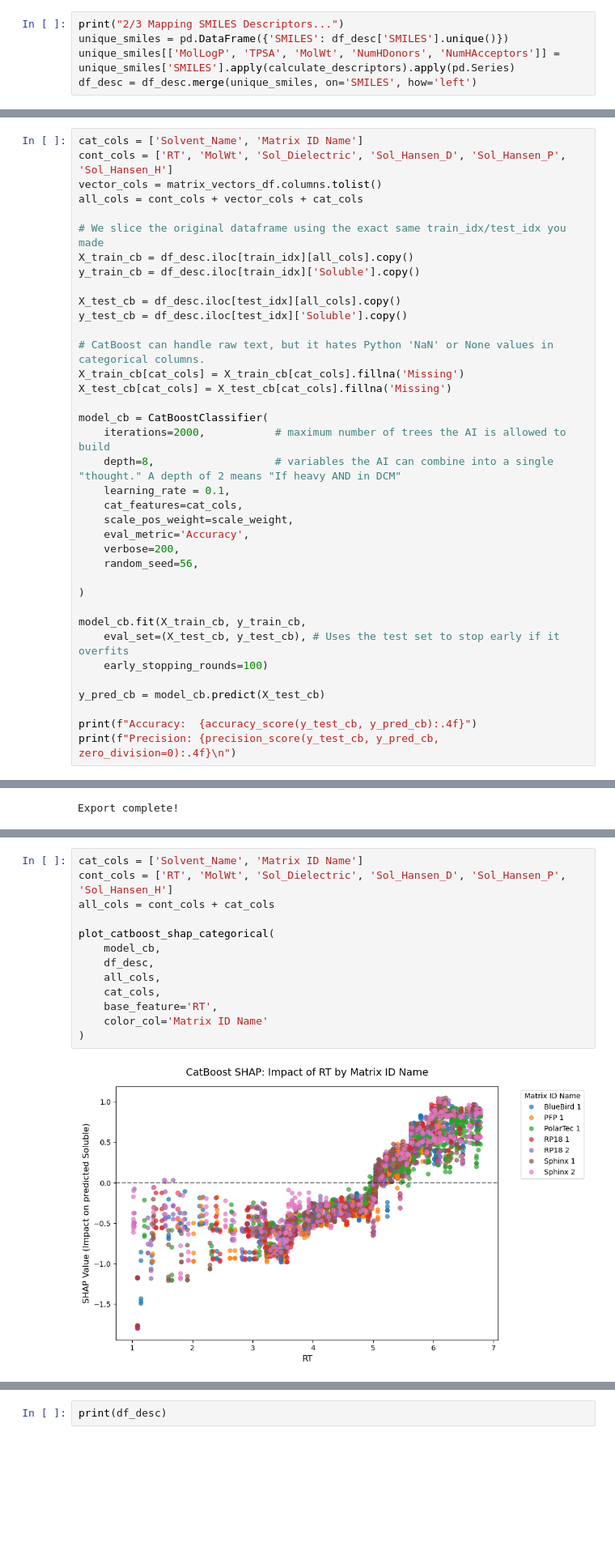
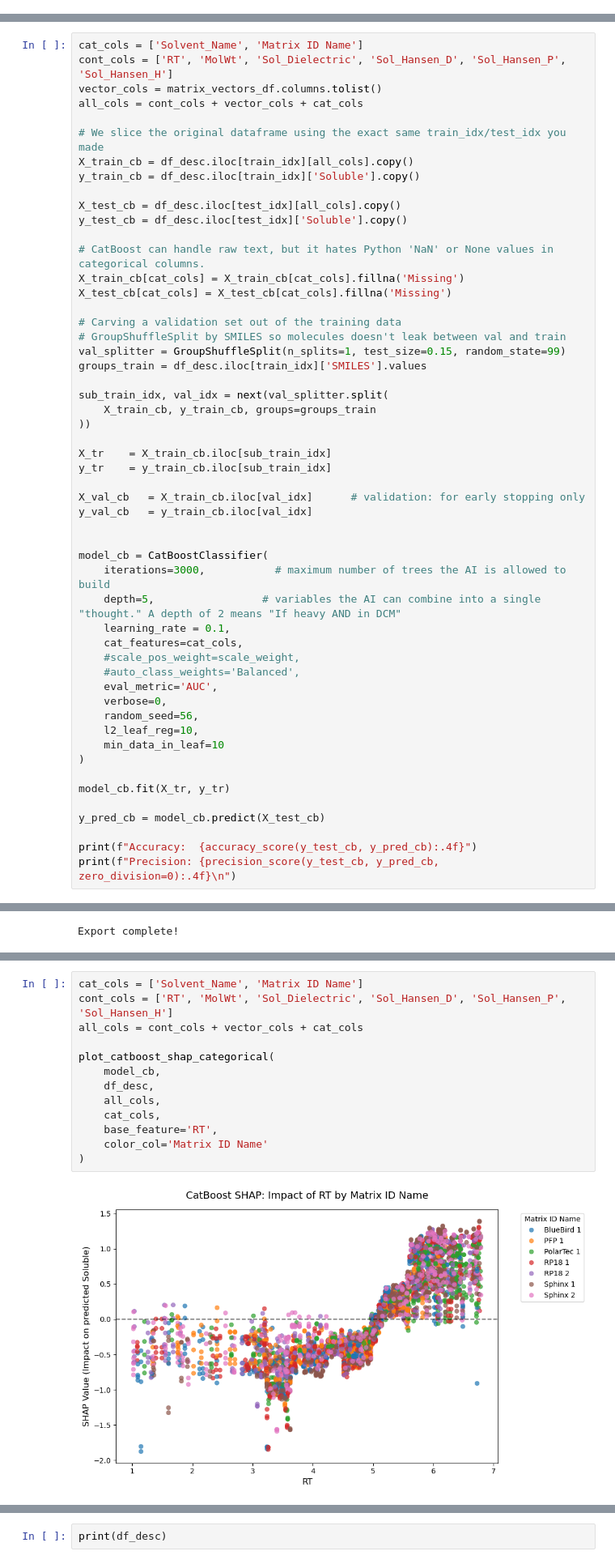
Before and after one commit to swisscatplus/solubility_prediction_nmr, a Jupyter notebook: src/dev/rt_prediction_continued.ipynb, the cells around one changed output, grey strips where cells are left out. Shown at 81% size. Cells and saved outputs as stored; diff of their text form; blank space fills up the shorter version.

Commit message:
catboost is performing better, but have to investigate further overfitting

```diff
--- a/src/dev/rt_prediction_continued.ipynb
+++ b/src/dev/rt_prediction_continued.ipynb
@@ -152,8 +152,3 @@ unique_solvents[['Sol_Dielectric', 'Sol_Hansen_D', 'Sol_Hansen_P', 'Sol_Hansen_H
 df_desc = df_desc.merge(unique_solvents, on='Solvent_Name', how='left')
 # %% [output]
 1/3 Mapping Solvent Physics...
-# %%
-print("2/3 Mapping SMILES Descriptors...")
-unique_smiles = pd.DataFrame({'SMILES': df_desc['SMILES'].unique()})
-unique_smiles[['MolLogP', 'TPSA', 'MolWt', 'NumHDonors', 'NumHAcceptors']] = unique_smiles['SMILES'].apply(calculate_descriptors).apply(pd.Series)
-df_desc = df_desc.merge(unique_smiles, on='SMILES', how='left')
@@ -861,21 +849,37 @@ y_test_cb = df_desc.iloc[test_idx]['Soluble'].copy()
 X_train_cb[cat_cols] = X_train_cb[cat_cols].fillna('Missing')
 X_test_cb[cat_cols] = X_test_cb[cat_cols].fillna('Missing')
 
+# Carving a validation set out of the training data
+# GroupShuffleSplit by SMILES so molecules doesn't leak between val and train
+val_splitter = GroupShuffleSplit(n_splits=1, test_size=0.15, random_state=99)
+groups_train = df_desc.iloc[train_idx]['SMILES'].values
+
+sub_train_idx, val_idx = next(val_splitter.split(
+    X_train_cb, y_train_cb, groups=groups_train
+))
+
+X_tr    = X_train_cb.iloc[sub_train_idx]
+y_tr    = y_train_cb.iloc[sub_train_idx]
+
+X_val_cb   = X_train_cb.iloc[val_idx]      # validation: for early stopping only
+y_val_cb   = y_train_cb.iloc[val_idx]
+
+
 model_cb = CatBoostClassifier(
-    iterations=2000,           # maximum number of trees the AI is allowed to build
-    depth=8,                   # variables the AI can combine into a single "thought." A depth of 2 means "If heavy AND in DCM"
+    iterations=3000,           # maximum number of trees the AI is allowed to build
+    depth=5,                 # variables the AI can combine into a single "thought." A depth of 2 means "If heavy AND in DCM"
     learning_rate = 0.1,
     cat_features=cat_cols,
-    scale_pos_weight=scale_weight,
-    eval_metric='Accuracy',
-    verbose=200,
+    #scale_pos_weight=scale_weight,
+    #auto_class_weights='Balanced',
+    eval_metric='AUC',
+    verbose=0,
     random_seed=56,
-
+    l2_leaf_reg=10,
+    min_data_in_leaf=10
 )
 
-model_cb.fit(X_train_cb, y_train_cb,
-    eval_set=(X_test_cb, y_test_cb), # Uses the test set to stop early if it overfits
-    early_stopping_rounds=100)
+model_cb.fit(X_tr, y_tr)
 
 y_pred_cb = model_cb.predict(X_test_cb)
 
@@ -1149,18 +1157,18 @@ run_bin_analysis(X_test_cb, y_test_cb, y_pred_cb, feature_name='RT', num_bins=8)
 # %%
 cat_cols = ['Solvent_Name', 'Matrix ID Name']
 cont_cols = ['RT', 'MolWt', 'Sol_Dielectric', 'Sol_Hansen_D', 'Sol_Hansen_P', 'Sol_Hansen_H']
-all_cols = cont_cols + cat_cols
+all_cols = cont_cols + vector_cols + cat_cols
 
 plot_catboost_shap_categorical(
     model_cb,
     df_desc,
     all_cols,
     cat_cols,
     base_feature='RT',
     color_col='Matrix ID Name'
 )
 # %% [output]
-[figure, old version]
+[figure, new version]
 # %%
 plot_catboost_shap_categorical(
     model_cb,
```
Also changed, not shown: parts of 16 cells of this notebook, 9 other files.
